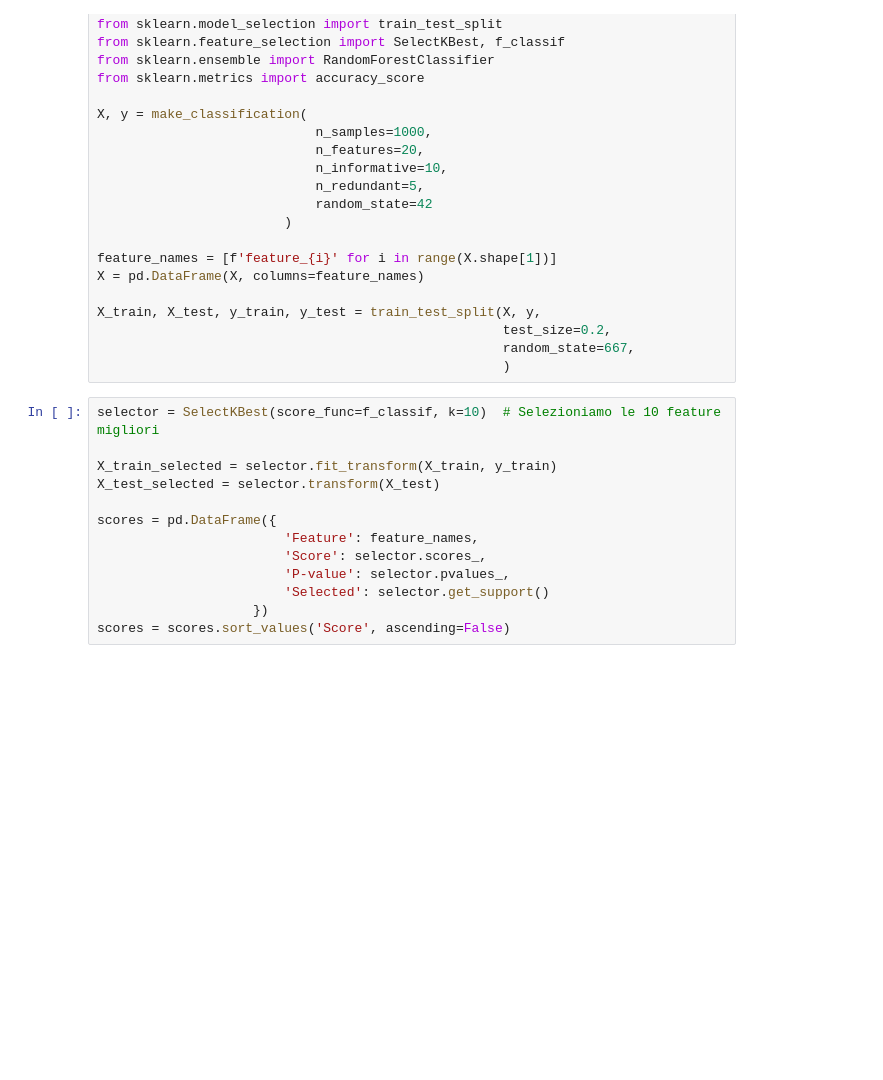
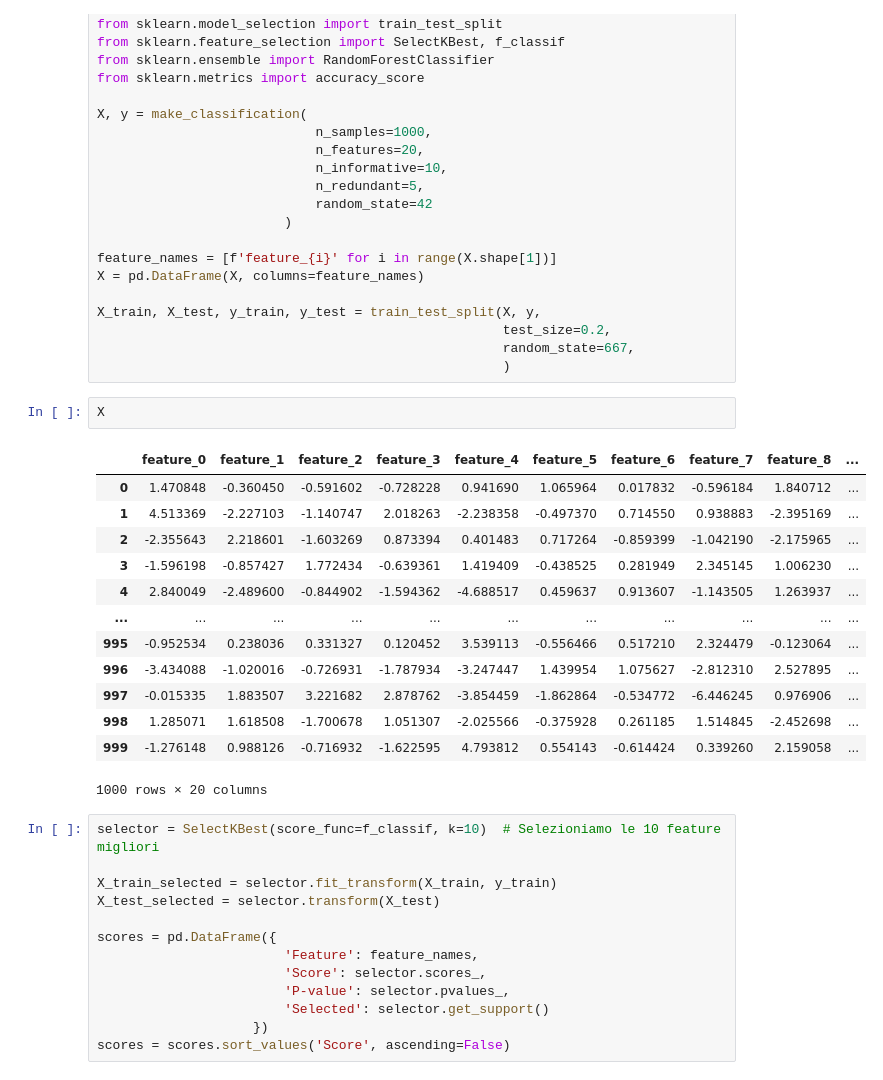
Before and after one commit to theredsilva/FISTIC2024, a Jupyter notebook: Less14/Feature_selection_skl/select.ipynb, the cells around one changed output. Saved outputs shown, nothing was run; the diff lists cells and outputs as text; blank space fills up the shorter version.

```diff
--- a/Less14/Feature_selection_skl/select.ipynb
+++ b/Less14/Feature_selection_skl/select.ipynb
@@ -41,6 +41,22 @@ X_train, X_test, y_train, y_test = train_test_split(X, y,
                                                     test_size=0.2,
                                                     random_state=667,
                                                     )
+# %%
+X
+# %% [output]
+|  | feature_0 | feature_1 | feature_2 | feature_3 | feature_4 | feature_5 | feature_6 | feature_7 | feature_8 | ... |
+| 0 | 1.470848 | -0.360450 | -0.591602 | -0.728228 | 0.941690 | 1.065964 | 0.017832 | -0.596184 | 1.840712 | ... |
+| 1 | 4.513369 | -2.227103 | -1.140747 | 2.018263 | -2.238358 | -0.497370 | 0.714550 | 0.938883 | -2.395169 | ... |
+| 2 | -2.355643 | 2.218601 | -1.603269 | 0.873394 | 0.401483 | 0.717264 | -0.859399 | -1.042190 | -2.175965 | ... |
+| 3 | -1.596198 | -0.857427 | 1.772434 | -0.639361 | 1.419409 | -0.438525 | 0.281949 | 2.345145 | 1.006230 | ... |
+| 4 | 2.840049 | -2.489600 | -0.844902 | -1.594362 | -4.688517 | 0.459637 | 0.913607 | -1.143505 | 1.263937 | ... |
+| ... | ... | ... | ... | ... | ... | ... | ... | ... | ... | ... |
+| 995 | -0.952534 | 0.238036 | 0.331327 | 0.120452 | 3.539113 | -0.556466 | 0.517210 | 2.324479 | -0.123064 | ... |
+| 996 | -3.434088 | -1.020016 | -0.726931 | -1.787934 | -3.247447 | 1.439954 | 1.075627 | -2.812310 | 2.527895 | ... |
+| 997 | -0.015335 | 1.883507 | 3.221682 | 2.878762 | -3.854459 | -1.862864 | -0.534772 | -6.446245 | 0.976906 | ... |
+| 998 | 1.285071 | 1.618508 | -1.700678 | 1.051307 | -2.025566 | -0.375928 | 0.261185 | 1.514845 | -2.452698 | ... |
+| 999 | -1.276148 | 0.988126 | -0.716932 | -1.622595 | 4.793812 | 0.554143 | -0.614424 | 0.339260 | 2.159058 | ... |
+1000 rows × 20 columns
 # %%
 selector = SelectKBest(score_func=f_classif, k=10)  # Selezioniamo le 10 feature migliori
 
```
Also changed, not shown: parts of 3 cells of this notebook, 9 other files.
